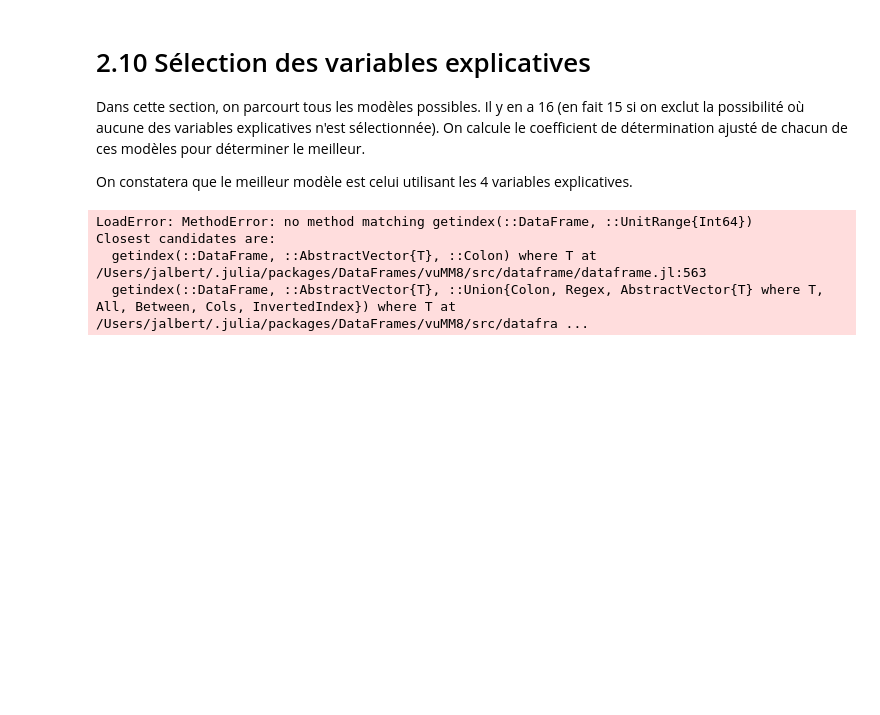
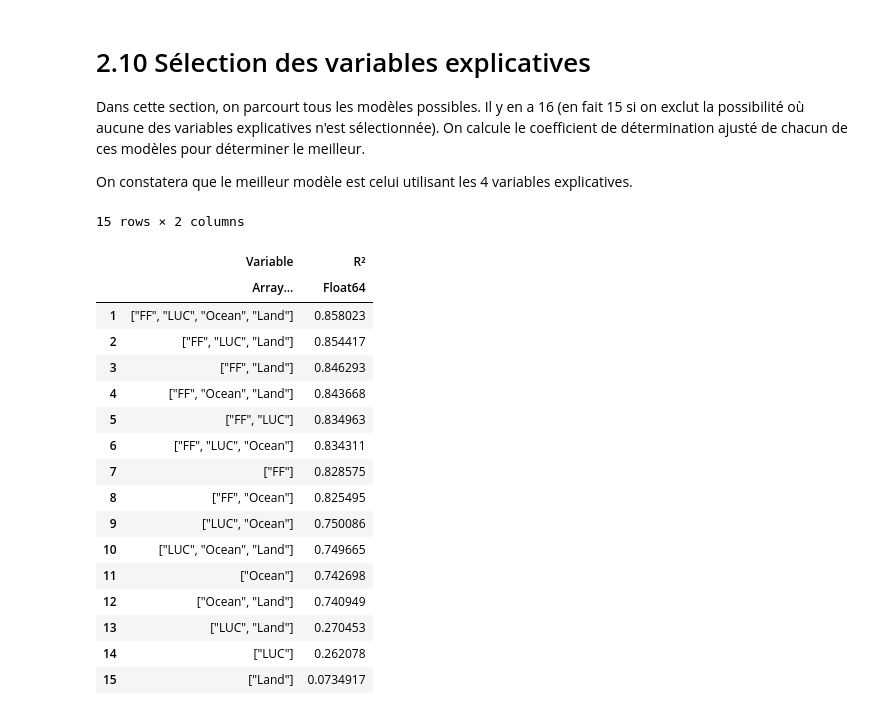
Before and after one commit to dasadou/MTH3302, a Jupyter notebook: Chapitre 2/Chap2.ipynb, the cells around one changed output. Saved outputs shown, nothing was run; the diff lists cells and outputs as text; code cells hidden in the pictures; blank space fills up the shorter version.

Commit message:
Correction de la conversion dataframe matrice

```diff
--- a/Chapitre 2/Chap2.ipynb
+++ b/Chapitre 2/Chap2.ipynb
@@ -34,8 +34,8 @@ rename!(data, :land_sink => :Land)
 rename!(data, :T_anomaly => :T)
 
 # Les océans et les strates végétales absorbent le carbone
-data[!,:Ocean] = -data[!,:Ocean]
-data[!,:Land] = -data[!,:Land]
+data[!,:Ocean] = -data[:,:Ocean]
+data[!,:Land] = -data[:,:Land]
 
 # Affichage des 5 premières lignes du tableau de données
 first(data,5)
@@ -348,7 +356,7 @@ for variable in combinations(variables,1)
     y = data[:, variable[] ]
     ȳ = mean(y)
 
-    X = hcat(ones(n), convert(Matrix{Float64}, data[:, setdiff(variables, variable)]) )
+    X = hcat(ones(n), Matrix(data[:, setdiff(variables, variable)]) )
 
     β̂ = X\y
     ŷ = X*β̂
@@ -383,36 +394,50 @@ On constatera que le meilleur modèle est celui utilisant les 4 variables explic
 y = data[:, :T]
 ȳ = mean(y)
 SST = sum( (y .- ȳ).^2 )
 
 
-variables = names(data[2:5])
+variables = names(data)[2:5]
 
 df = DataFrame(Variable = Vector{String}[], R² = Float64[])
 
 for variable in combinations(variables)
 
     p = length(variable)
 
-    X = hcat(ones(n), convert(Matrix{Float64},data[:, variable]))
+    X = hcat(ones(n), Matrix(data[:, variable]))
 
 
     β̂ = X\y
     ŷ = X*β̂
 
     e = y-ŷ
 
     SSE = e'*e
 
     R²aj =  1 - SSE/SST * (n-1)/(n-p)
 
     push!(df, [variable, R²aj])
 #     println(variable)
 
 end
 
 sort(df, :R², rev=true)
 # %% [output]
-LoadError: MethodError: no method matching getindex(::DataFrame, ::UnitRange{Int64})
-Closest candidates are:
-  getindex(::DataFrame, ::AbstractVector{T}, ::Colon) where T at /Users/jalbert/.julia/packages/DataFrames/vuMM8/src/dataframe/dataframe.jl:563
-  getindex(::DataFrame, ::AbstractVector{T}, ::Union{Colon, Regex, AbstractVector{T} where T, All, Between, Cols, InvertedIndex}) where T at /Users/jalbert/.julia/packages/DataFrames/vuMM8/src/datafra ...
+15 rows × 2 columns
+|  | Variable | R² |
+|  | Array… | Float64 |
+| 1 | ["FF", "LUC", "Ocean", "Land"] | 0.858023 |
+| 2 | ["FF", "LUC", "Land"] | 0.854417 |
+| 3 | ["FF", "Land"] | 0.846293 |
+| 4 | ["FF", "Ocean", "Land"] | 0.843668 |
+| 5 | ["FF", "LUC"] | 0.834963 |
+| 6 | ["FF", "LUC", "Ocean"] | 0.834311 |
+| 7 | ["FF"] | 0.828575 |
+| 8 | ["FF", "Ocean"] | 0.825495 |
+| 9 | ["LUC", "Ocean"] | 0.750086 |
+| 10 | ["LUC", "Ocean", "Land"] | 0.749665 |
+| 11 | ["Ocean"] | 0.742698 |
+| 12 | ["Ocean", "Land"] | 0.740949 |
+| 13 | ["LUC", "Land"] | 0.270453 |
+| 14 | ["LUC"] | 0.262078 |
+| 15 | ["Land"] | 0.0734917 |
```
Also changed, not shown: parts of 12 cells of this notebook.
